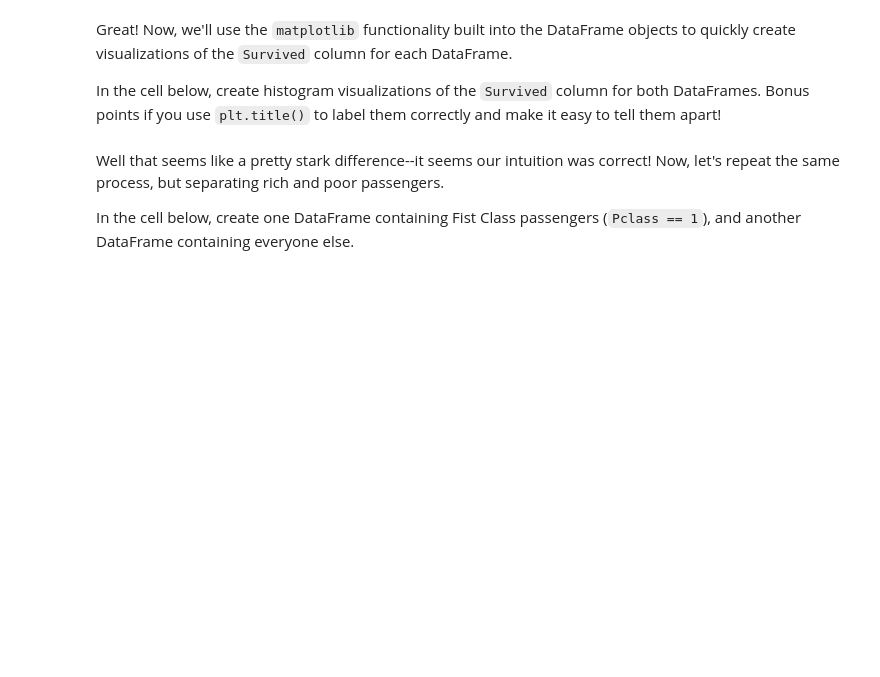
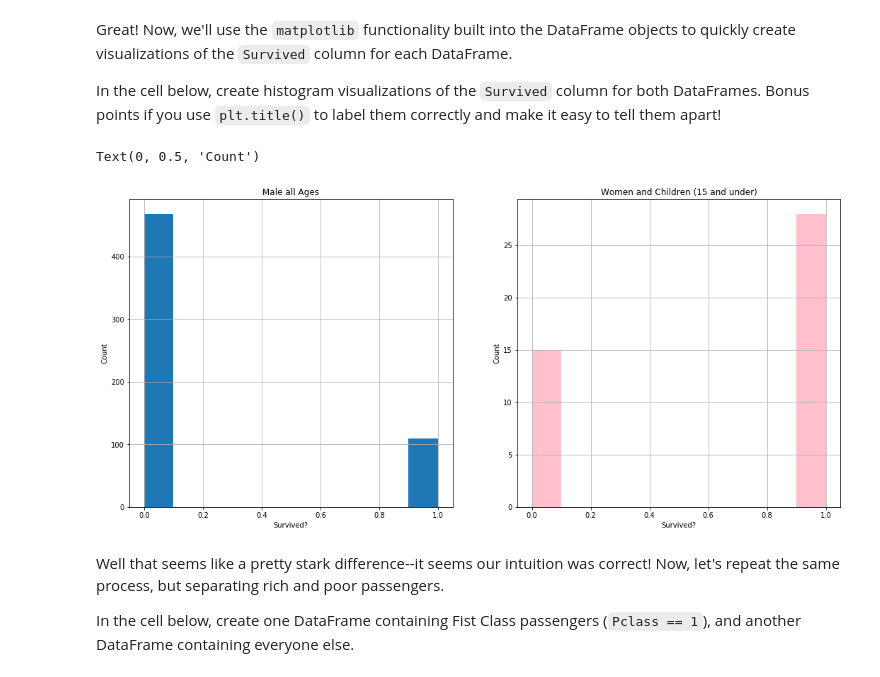
Before and after one commit to lparr/dsc-1-05-17-using-sql-with-pandas-lab-online-ds-sp-000, a Jupyter notebook: index.ipynb, the cells around one changed output. Saved outputs shown, nothing was run; the diff lists cells and outputs as text; code cells hidden in the pictures; blank space fills up the shorter version.

Commit message:
stuck on final graph

```diff
--- a/index.ipynb
+++ b/index.ipynb
@@ -76,0 +95,5 @@ male_all_ages_df = None
+# %%
+women_and_children_df = df[(df.Sex == 'female') & (df.Age <=15)]
+display(women_and_children_df.head())
+male_all_ages_df = df[df.Sex == 'male']
+male_all_ages_df.head()
@@ -78,6 +114,22 @@ male_all_ages_df = None
 Great! Now, we'll use the `matplotlib` functionality built into the DataFrame objects to quickly create visualizations of the `Survived` column for each DataFrame.
 
 In the cell below, create histogram visualizations of the `Survived` column for both DataFrames.  Bonus points if you use `plt.title()` to label them correctly and make it easy to tell them apart!
+# %%
+fig, axes = plt.subplots(ncols=2, nrows=1, figsize=(18, 8)) #Two figures side by side
+ax_lft = axes[0]
+male_all_ages_df.Survived.hist(ax=ax_lft)
+ax_lft.set_title('Male all Ages')
+ax_lft.set_xlabel('Survived?')
+ax_lft.set_ylabel('Count')
+
+ax_rght = axes[1]
+women_and_children_df.Survived.hist(ax=ax_rght, color='pink')
+ax_rght.set_title('Women and Children (15 and under)')
+ax_rght.set_xlabel('Survived?')
+ax_rght.set_ylabel('Count')
+# %% [output]
+Text(0, 0.5, 'Count')
+[figure, added]
 # %% [markdown]
 Well that seems like a pretty stark difference--it seems our intuition was correct!  Now, let's repeat the same process, but separating rich and poor passengers.
 
```
Also changed, not shown: parts of 24 cells of this notebook.
